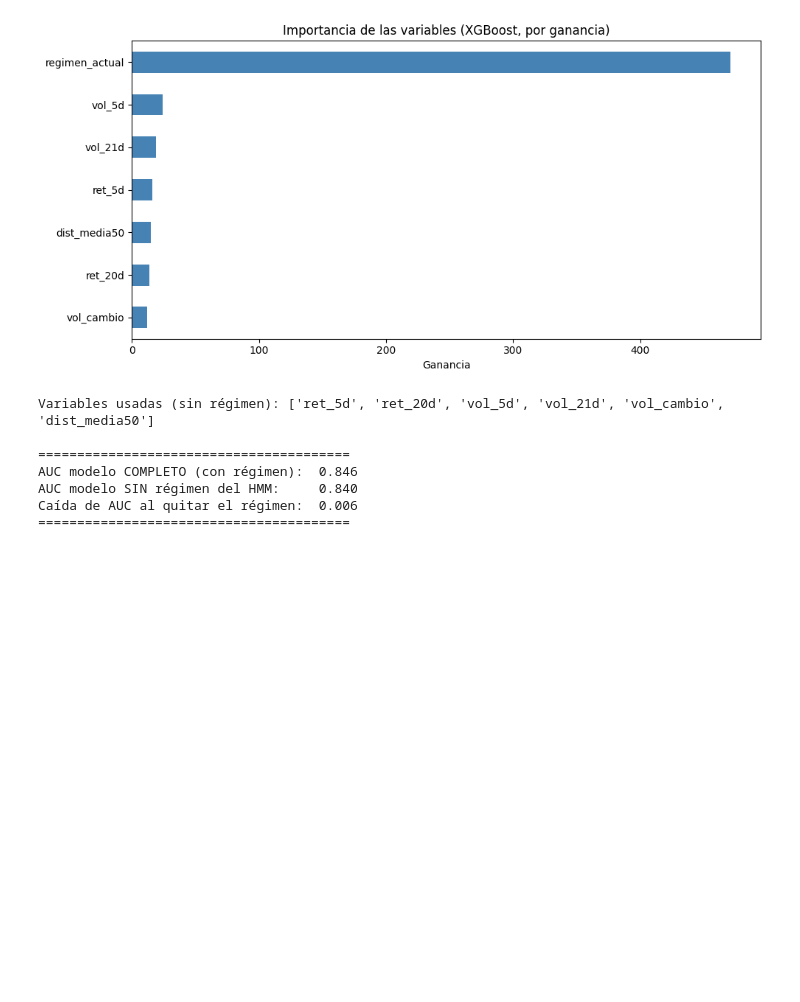
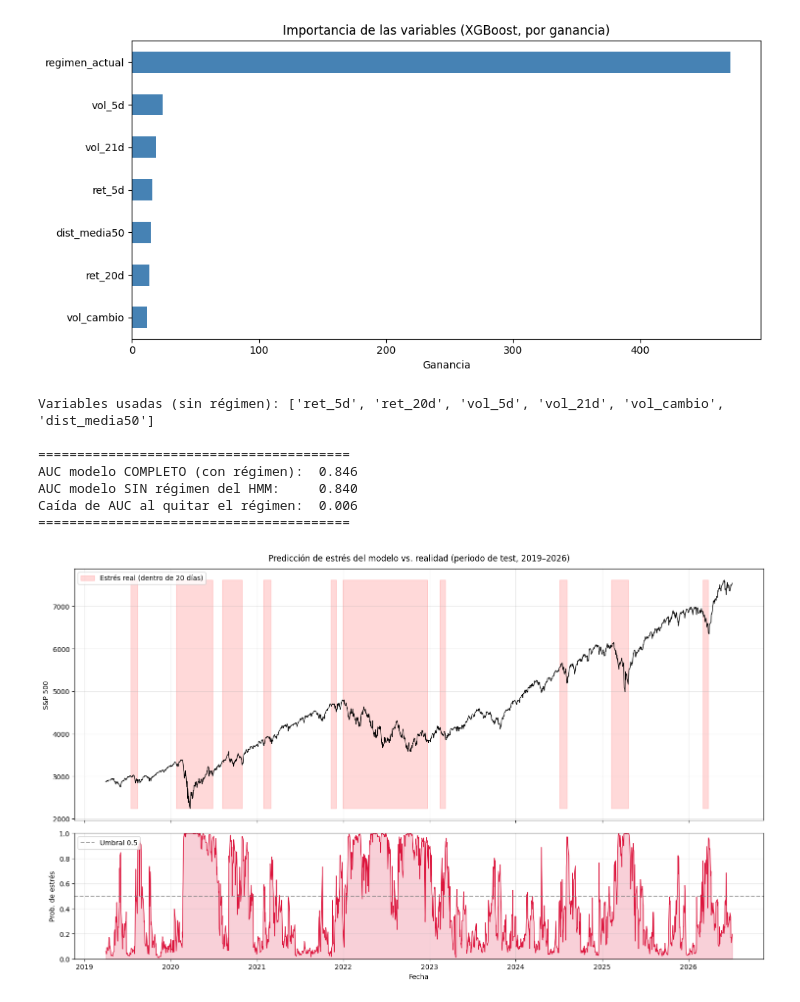
Before and after one commit to cristiangaymartin/tfm-estados-mercado, a Jupyter notebook: notebooks/03_tendencia.ipynb, the cells around one changed output. Drawn from its saved outputs; the diff is of its cells as text; code cells hidden in the pictures; blank space fills up the shorter version.

Commit message:
Añade análisis temporal de errores del clasificador.

```diff
--- a/notebooks/03_tendencia.ipynb
+++ b/notebooks/03_tendencia.ipynb
@@ -291,3 +291,37 @@ AUC modelo COMPLETO (con régimen):  0.846
 AUC modelo SIN régimen del HMM:     0.840
 Caída de AUC al quitar el régimen:  0.006
 ========================================
+# %%
+# Preparamos un dataframe con el test: precio, probabilidad predicha y realidad
+viz = test.copy()
+viz["prob_estres"] = y_prob        # probabilidad de estrés que predijo el modelo
+viz["Close"] = sp["Close"]         # traemos el precio
+
+fig, (ax1, ax2) = plt.subplots(2, 1, figsize=(15, 9), sharex=True,
+                                gridspec_kw={"height_ratios": [2, 1]})
+
+# --- Panel superior: precio del S&P, coloreado según estrés REAL ---
+ax1.plot(viz.index, viz["Close"], color="black", linewidth=1, zorder=3)
+ax1.fill_between(viz.index, viz["Close"].min(), viz["Close"].max(),
+                 where=(viz["objetivo"] == 1), color="red", alpha=0.15,
+                 label="Estrés real (dentro de 20 días)")
+ax1.set_ylabel("S&P 500")
+ax1.set_title("Predicción de estrés del modelo vs. realidad (periodo de test, 2019–2026)", pad=12)
+ax1.legend(loc="upper left")
+ax1.grid(True, alpha=0.3)
+
+# --- Panel inferior: probabilidad de estrés que predice el modelo ---
+ax2.plot(viz.index, viz["prob_estres"], color="crimson", linewidth=1)
+ax2.axhline(0.5, color="gray", linestyle="--", alpha=0.7, label="Umbral 0.5")
+ax2.fill_between(viz.index, 0, viz["prob_estres"], color="crimson", alpha=0.2)
+ax2.set_ylabel("Prob. de estrés")
+ax2.set_xlabel("Fecha")
+ax2.set_ylim(0, 1)
+ax2.legend(loc="upper left")
+ax2.grid(True, alpha=0.3)
+
+plt.tight_layout()
+plt.savefig(f"{RUTA_DOCS}/predicciones_temporales.png", dpi=150, bbox_inches="tight")
+plt.show()
+# %% [output]
+[figure, added]
```
Also changed, not shown: parts of 3 cells of this notebook.
